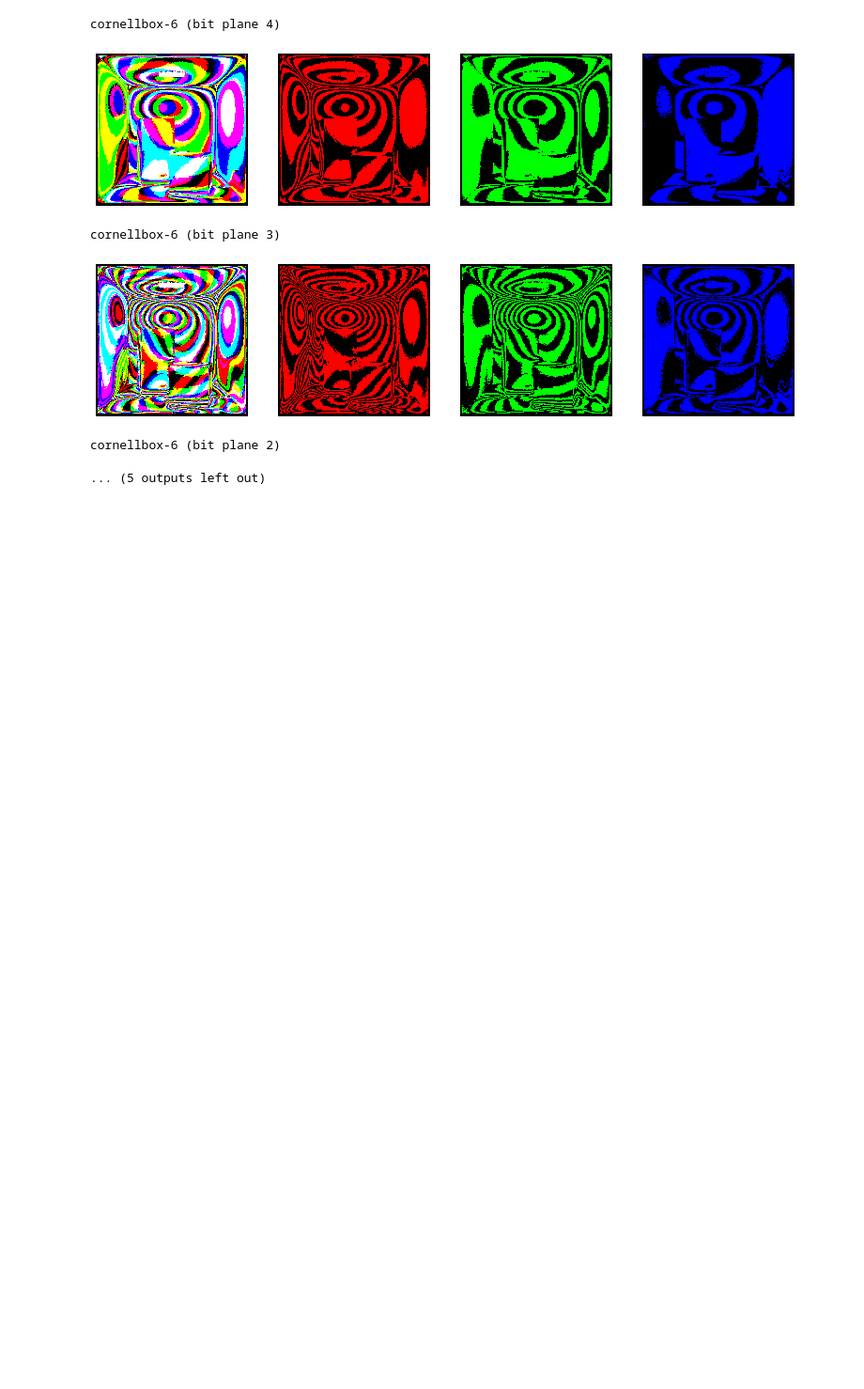
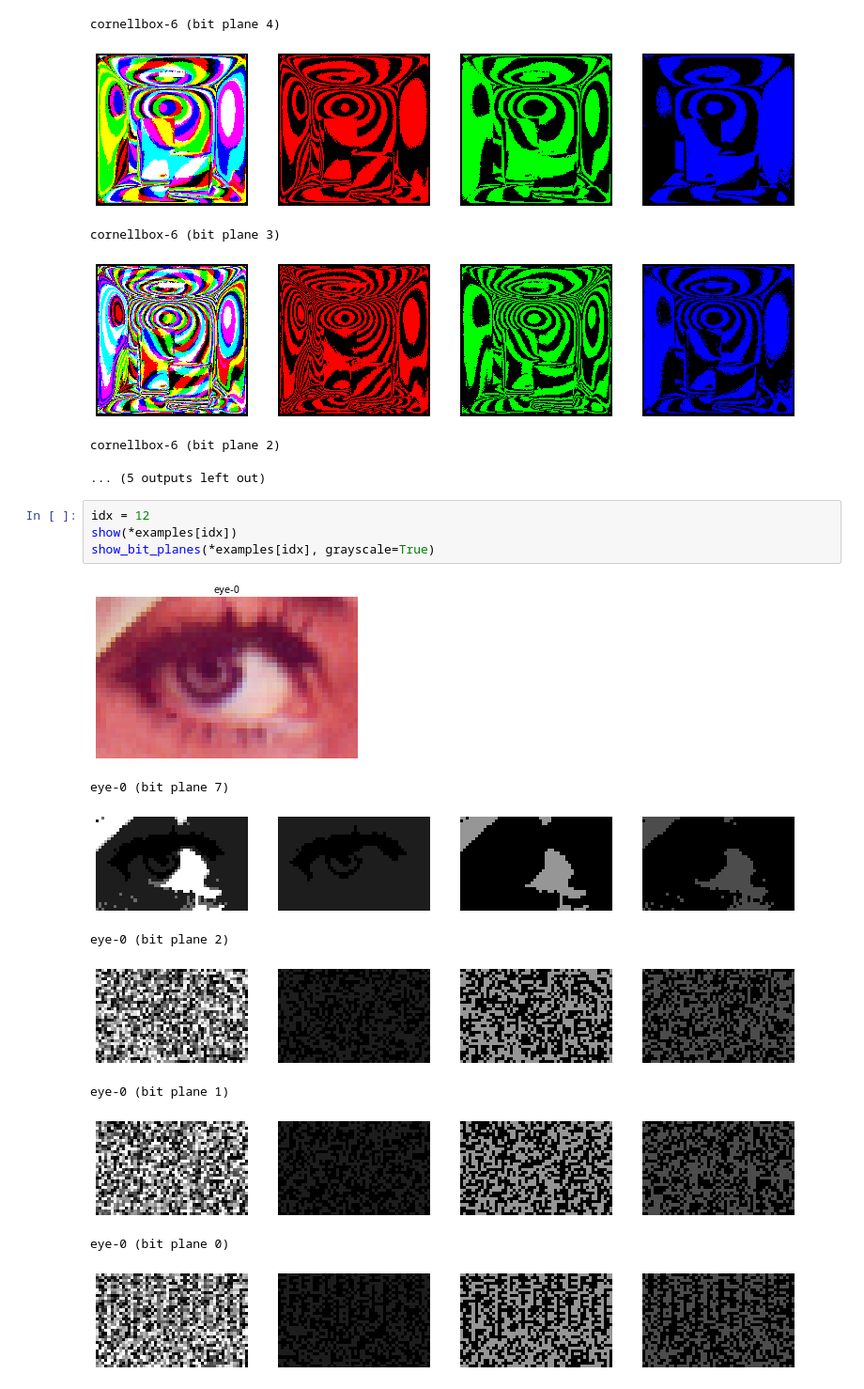
Before and after one commit to laurelkeys/image-processing, a Jupyter notebook: assignment-4/bit_planes.ipynb, the cells around one changed output. Shown at 94% size. Cells and saved outputs as stored; diff of their text form; blank space fills up the shorter version.

```diff
--- a/assignment-4/bit_planes.ipynb
+++ b/assignment-4/bit_planes.ipynb
@@ -135,3 +135,17 @@ cornellbox-6 (bit plane 3)
 [figure]
 cornellbox-6 (bit plane 2)
 ... (5 outputs left out)
+# %%
+idx = 12
+show(*examples[idx])
+show_bit_planes(*examples[idx], grayscale=True)
+# %% [output]
+[figure, added]
+eye-0 (bit plane 7)
+[figure, added]
+eye-0 (bit plane 2)
+[figure, added]
+eye-0 (bit plane 1)
+[figure, added]
+eye-0 (bit plane 0)
+[figure, added]
```
Also changed, not shown: parts of 7 cells of this notebook, 19 other files.
